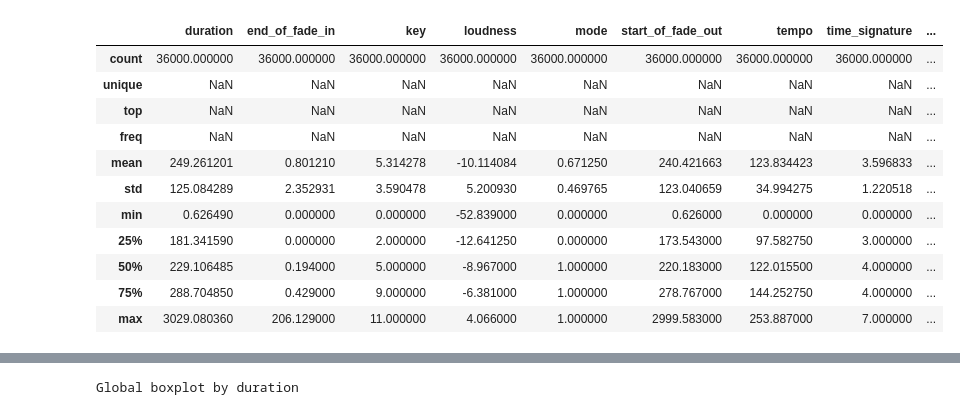
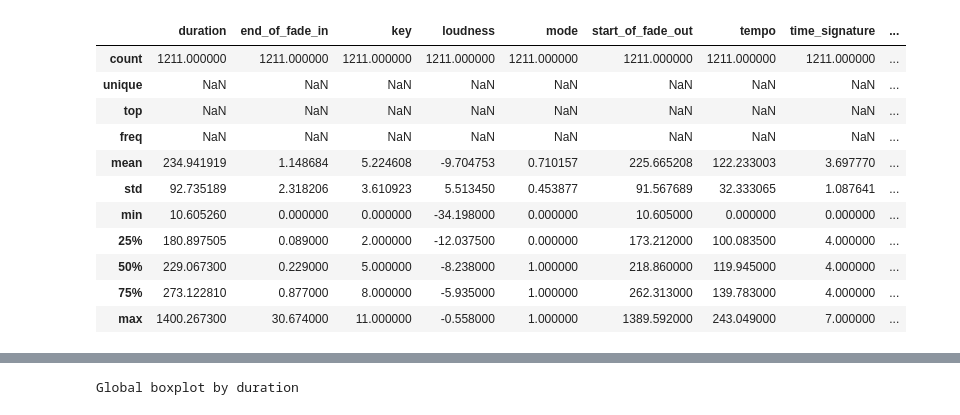
Before and after one commit to pbaldisa/musical-analysis, a Jupyter notebook: statistics.ipynb, the cells around one changed output, grey strips where cells are left out. Saved outputs shown, nothing was run; the diff lists cells and outputs as text; code cells hidden in the pictures.

```diff
--- a/statistics.ipynb
+++ b/statistics.ipynb
@@ -10,18 +10,18 @@ import matplotlib.pyplot as plt
 
 %matplotlib inline
 # %%
-df = pd.read_csv('./final_data.csv')
+df = pd.read_csv('./binary_final_data.csv')
 df.describe(include = 'all')
 # %% [output]
 |  | duration | end_of_fade_in | key | loudness | mode | start_of_fade_out | tempo | time_signature | ... |
-| count | 36000.000000 | 36000.000000 | 36000.000000 | 36000.000000 | 36000.000000 | 36000.000000 | 36000.000000 | 36000.000000 | ... |
+| count | 1211.000000 | 1211.000000 | 1211.000000 | 1211.000000 | 1211.000000 | 1211.000000 | 1211.000000 | 1211.000000 | ... |
 | unique | NaN | NaN | NaN | NaN | NaN | NaN | NaN | NaN | ... |
 | top | NaN | NaN | NaN | NaN | NaN | NaN | NaN | NaN | ... |
 | freq | NaN | NaN | NaN | NaN | NaN | NaN | NaN | NaN | ... |
-| mean | 249.261201 | 0.801210 | 5.314278 | -10.114084 | 0.671250 | 240.421663 | 123.834423 | 3.596833 | ... |
-| std | 125.084289 | 2.352931 | 3.590478 | 5.200930 | 0.469765 | 123.040659 | 34.994275 | 1.220518 | ... |
-| min | 0.626490 | 0.000000 | 0.000000 | -52.839000 | 0.000000 | 0.626000 | 0.000000 | 0.000000 | ... |
-| 25% | 181.341590 | 0.000000 | 2.000000 | -12.641250 | 0.000000 | 173.543000 | 97.582750 | 3.000000 | ... |
-| 50% | 229.106485 | 0.194000 | 5.000000 | -8.967000 | 1.000000 | 220.183000 | 122.015500 | 4.000000 | ... |
-| 75% | 288.704850 | 0.429000 | 9.000000 | -6.381000 | 1.000000 | 278.767000 | 144.252750 | 4.000000 | ... |
-| max | 3029.080360 | 206.129000 | 11.000000 | 4.066000 | 1.000000 | 2999.583000 | 253.887000 | 7.000000 | ... |
+| mean | 234.941919 | 1.148684 | 5.224608 | -9.704753 | 0.710157 | 225.665208 | 122.233003 | 3.697770 | ... |
+| std | 92.735189 | 2.318206 | 3.610923 | 5.513450 | 0.453877 | 91.567689 | 32.333065 | 1.087641 | ... |
+| min | 10.605260 | 0.000000 | 0.000000 | -34.198000 | 0.000000 | 10.605000 | 0.000000 | 0.000000 | ... |
+| 25% | 180.897505 | 0.089000 | 2.000000 | -12.037500 | 0.000000 | 173.212000 | 100.083500 | 4.000000 | ... |
+| 50% | 229.067300 | 0.229000 | 5.000000 | -8.238000 | 1.000000 | 218.860000 | 119.945000 | 4.000000 | ... |
+| 75% | 273.122810 | 0.877000 | 8.000000 | -5.935000 | 1.000000 | 262.313000 | 139.783000 | 4.000000 | ... |
+| max | 1400.267300 | 30.674000 | 11.000000 | -0.558000 | 1.000000 | 1389.592000 | 243.049000 | 7.000000 | ... |
```
Also changed, not shown: parts of 2 cells of this notebook, 5 other files.
